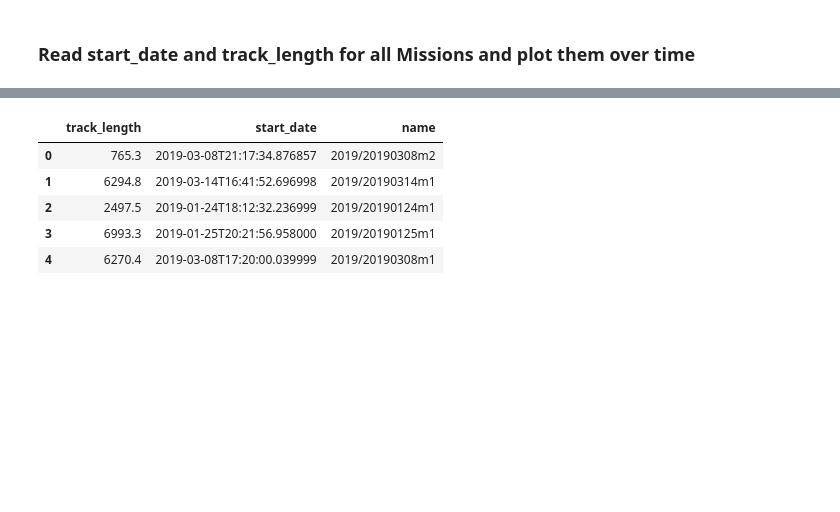
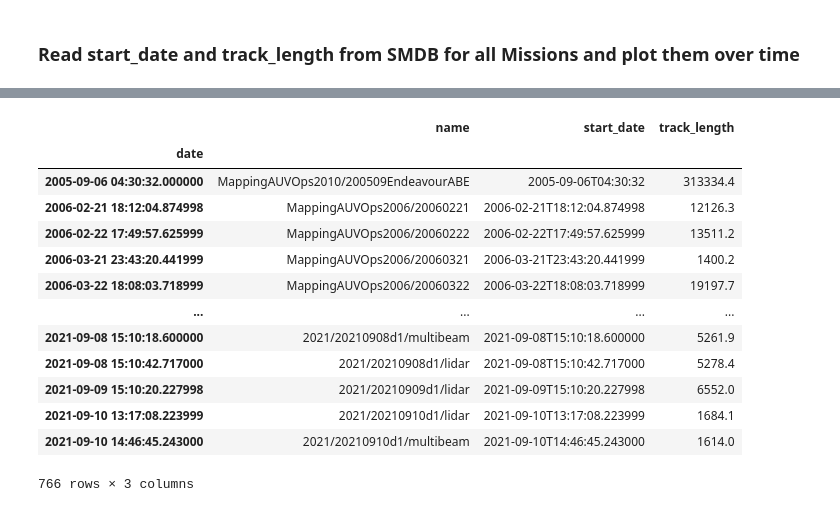
Before and after one commit to mbari-org/SeafloorMappingDB, a Jupyter notebook: smdb/notebooks/1.0-mpm-track_lengths.ipynb, the cells around one changed output, grey strips where cells are left out. Saved outputs shown, nothing was run; the diff lists cells and outputs as text; code cells hidden in the pictures; blank space fills up the shorter version.

Commit message:
Execute against internal server with draft plot

```diff
--- a/smdb/notebooks/1.0-mpm-track_lengths.ipynb
+++ b/smdb/notebooks/1.0-mpm-track_lengths.ipynb
@@ -1,9 +1,11 @@
 # %% [markdown]
-### Read start_date and track_length for all Missions and plot them over time
+### Read start_date and track_length from SMDB for all Missions and plot them over time
 # %%
 import json
 import pandas as pd
 import requests
+
+# Get Mission data from smdb.shore.mbari.org's graphql REST api and put into dataframe
 
 query = """query MyQuery {
   all_missions {
@@ -13,9 +15,14 @@ query = """query MyQuery {
   }
 }"""
 
-response = requests.post("http://localhost:8001/graphql", json={'query': query})
+response = requests.post("https://smdb.shore.mbari.org/graphql", json={'query': query})
 data = json.loads(response.text)
-print(data)
 df = pd.json_normalize(data['data'], record_path=["all_missions"])
+df["date"] = df["start_date"].astype("datetime64[ns]")
+df.set_index('date', inplace=True)
+df.sort_index(inplace=True)
+print(f"Number of Missions: {len(df)}")
+df.dropna(inplace=True)
+print(f"Number of Missions with navtracks and track_length: {len(df)}")
 df
 # %% [output]
@@ -23,6 +31,14 @@ df
-|  | track_length | start_date | name |
-| 0 | 765.3 | 2019-03-08T21:17:34.876857 | 2019/20190308m2 |
-| 1 | 6294.8 | 2019-03-14T16:41:52.696998 | 2019/20190314m1 |
-| 2 | 2497.5 | 2019-01-24T18:12:32.236999 | 2019/20190124m1 |
-| 3 | 6993.3 | 2019-01-25T20:21:56.958000 | 2019/20190125m1 |
-| 4 | 6270.4 | 2019-03-08T17:20:00.039999 | 2019/20190308m1 |
+|  | name | start_date | track_length |
+| date |  |  |  |
+| 2005-09-06 04:30:32.000000 | MappingAUVOps2010/200509EndeavourABE | 2005-09-06T04:30:32 | 313334.4 |
+| 2006-02-21 18:12:04.874998 | MappingAUVOps2006/20060221 | 2006-02-21T18:12:04.874998 | 12126.3 |
+| 2006-02-22 17:49:57.625999 | MappingAUVOps2006/20060222 | 2006-02-22T17:49:57.625999 | 13511.2 |
+| 2006-03-21 23:43:20.441999 | MappingAUVOps2006/20060321 | 2006-03-21T23:43:20.441999 | 1400.2 |
+| 2006-03-22 18:08:03.718999 | MappingAUVOps2006/20060322 | 2006-03-22T18:08:03.718999 | 19197.7 |
+| ... | ... | ... | ... |
+| 2021-09-08 15:10:18.600000 | 2021/20210908d1/multibeam | 2021-09-08T15:10:18.600000 | 5261.9 |
+| 2021-09-08 15:10:42.717000 | 2021/20210908d1/lidar | 2021-09-08T15:10:42.717000 | 5278.4 |
+| 2021-09-09 15:10:20.227998 | 2021/20210909d1/lidar | 2021-09-09T15:10:20.227998 | 6552.0 |
+| 2021-09-10 13:17:08.223999 | 2021/20210910d1/lidar | 2021-09-10T13:17:08.223999 | 1684.1 |
+| 2021-09-10 14:46:45.243000 | 2021/20210910d1/multibeam | 2021-09-10T14:46:45.243000 | 1614.0 |
+766 rows × 3 columns
```
Also changed, not shown: parts of 3 cells of this notebook.
